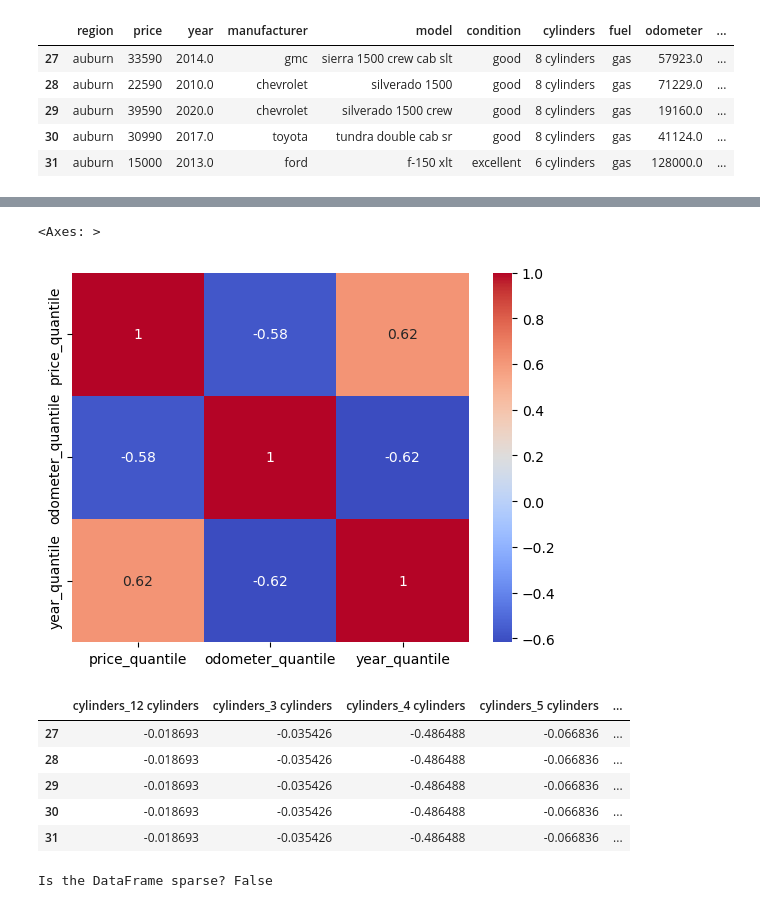
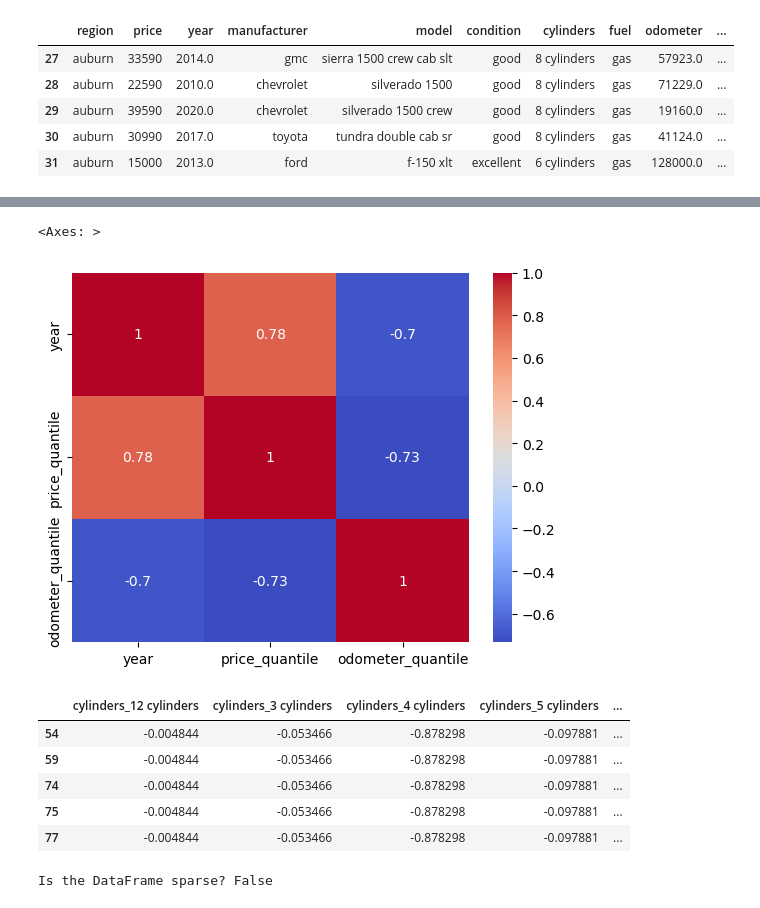
Before and after one commit to kkharel/PriceofaCar, a Jupyter notebook: notebook.ipynb, the cells around one changed output, grey strips where cells are left out. Saved outputs shown, nothing was run; the diff lists cells and outputs as text; code cells hidden in the pictures.

```diff
--- a/notebook.ipynb
+++ b/notebook.ipynb
@@ -409 +464,4 @@ year       -3.368514
 dtype: float64
+# %%
+#  We do not see much data before 2000. We will remove the records that are below year 1990
+data = data[data['year'] >= 2000]
@@ -416,29 +490,29 @@ quantile_transformer = QuantileTransformer(output_distribution = 'normal', rando
 
 data['price_quantile'] = quantile_transformer.fit_transform(data[['price']])
 data['odometer_quantile'] = quantile_transformer.fit_transform(data[['odometer']])
-data['year_quantile'] = quantile_transformer.fit_transform(data[['year']])
+# data['year_quantile'] = quantile_transformer.fit_transform(data[['year']])
 
 # Visualize the distributions
 
 plt.figure(figsize = (20, 8))
 
-plt.subplot(1, 3, 1)
+plt.subplot(1, 2, 1)
 sns.histplot(data.price_quantile, bins = 20, kde = True, color = 'blue')
 plt.title('Quantile Transformed Distribution of Vehicle Price', fontsize = 16)
 plt.xlabel('Price', fontsize = 14)
 plt.ylabel('Frequency', fontsize = 14)
 
-plt.subplot(1, 3, 2)
+plt.subplot(1, 2, 2)
 sns.histplot(data.odometer_quantile, bins = 20, kde = True, color = 'red')
 plt.title('Quantile Transformed Distribution of Vehicle Odometer', fontsize = 16)
 plt.xlabel('Odometer', fontsize = 14)
 plt.ylabel('Frequency', fontsize = 14)
 
-plt.subplot(1, 3, 3)
-sns.histplot(data.year_quantile, bins = 20, kde = True, color = 'green')
-plt.title('Quantile Transformed Distribution of Vehicle Year', fontsize = 16)
-plt.xlabel('Year', fontsize = 14)
-plt.ylabel('Frequency', fontsize = 14)
+# plt.subplot(1, 3, 3)
+# sns.histplot(data.year_quantile, bins = 20, kde = True, color = 'green')
+# plt.title('Quantile Transformed Distribution of Vehicle Year', fontsize = 16)
+# plt.xlabel('Year', fontsize = 14)
+# plt.ylabel('Frequency', fontsize = 14)
 
 plt.tight_layout()
 plt.show()
@@ -457,4 +536,4 @@ dtype: float64
 # We can see that we have transformed the odometer, price and year column and skewness has been handled.
 # Now we will drop the original columns and keep the quantile transformed columns.
 
-data.drop(columns = ['price', 'odometer', 'year'], inplace = True)
+data.drop(columns = ['price', 'odometer'], inplace = True)
@@ -465,7 +553,7 @@ correlation = data.corr(numeric_only = True)
 sns.heatmap(correlation, annot = True, cmap = 'coolwarm')
 # %% [output]
 <Axes: >
-[figure, old version]
+[figure, new version]
 # %%
 # From the correlation plot, we can see that price is positively correlated with year and negatively correlated with odometer.
 # %%
@@ -519,7 +607,7 @@ class OrdinalEncoder(BaseEstimator, TransformerMixin):
 categorical_features = ['cylinders', 'fuel', 'title_status', 'transmission', 'drive', 'size']
 frequency_features = ['region', 'manufacturer', 'model', 'type', 'paint_color', 'state']
 ordinal_features = ['condition']
-pass_through_features = ['odometer_quantile', 'price_quantile', 'year_quantile']
+pass_through_features = ['odometer_quantile', 'price_quantile', 'year']
 
 
 # Defining Transformers
@@ -568,35 +656,35 @@ data_transformed_df = pd.DataFrame(data_transformed, columns = transformed_colum
 # %%
 data_transformed_df.head()
 
 # Columns to exclude from scaling
 
-exclude_columns = ['odometer_quantile', 'price_quantile', 'year_quantile']
-
+exclude_columns = ['odometer_quantile', 'price_quantile']
+# exclude_columns = []
 
 # Columns to scale
 
 columns_to_scale = data_transformed_df.columns.difference(exclude_columns)
 
 
 # Initialize the scaler
 
 scaler = StandardScaler()
 
 # Scale the features except the pass-through features
 
 data_transformed_df[columns_to_scale] = scaler.fit_transform(data_transformed_df[columns_to_scale])
 
 
 # Display the head of the DataFrame
 
 data_transformed_df.head()
 # %% [output]
 |  | cylinders_12 cylinders | cylinders_3 cylinders | cylinders_4 cylinders | cylinders_5 cylinders | ... |
-| 27 | -0.018693 | -0.035426 | -0.486488 | -0.066836 | ... |
-| 28 | -0.018693 | -0.035426 | -0.486488 | -0.066836 | ... |
-| 29 | -0.018693 | -0.035426 | -0.486488 | -0.066836 | ... |
-| 30 | -0.018693 | -0.035426 | -0.486488 | -0.066836 | ... |
-| 31 | -0.018693 | -0.035426 | -0.486488 | -0.066836 | ... |
+| 54 | -0.004844 | -0.053466 | -0.878298 | -0.097881 | ... |
+| 59 | -0.004844 | -0.053466 | -0.878298 | -0.097881 | ... |
+| 74 | -0.004844 | -0.053466 | -0.878298 | -0.097881 | ... |
+| 75 | -0.004844 | -0.053466 | -0.878298 | -0.097881 | ... |
+| 77 | -0.004844 | -0.053466 | -0.878298 | -0.097881 | ... |
 # %%
 # The final dataset is ready for modeling. We will assign the final data to dataset variable and reset the index of the dataset
 # %%
```
Also changed, not shown: parts of 22 cells of this notebook.
